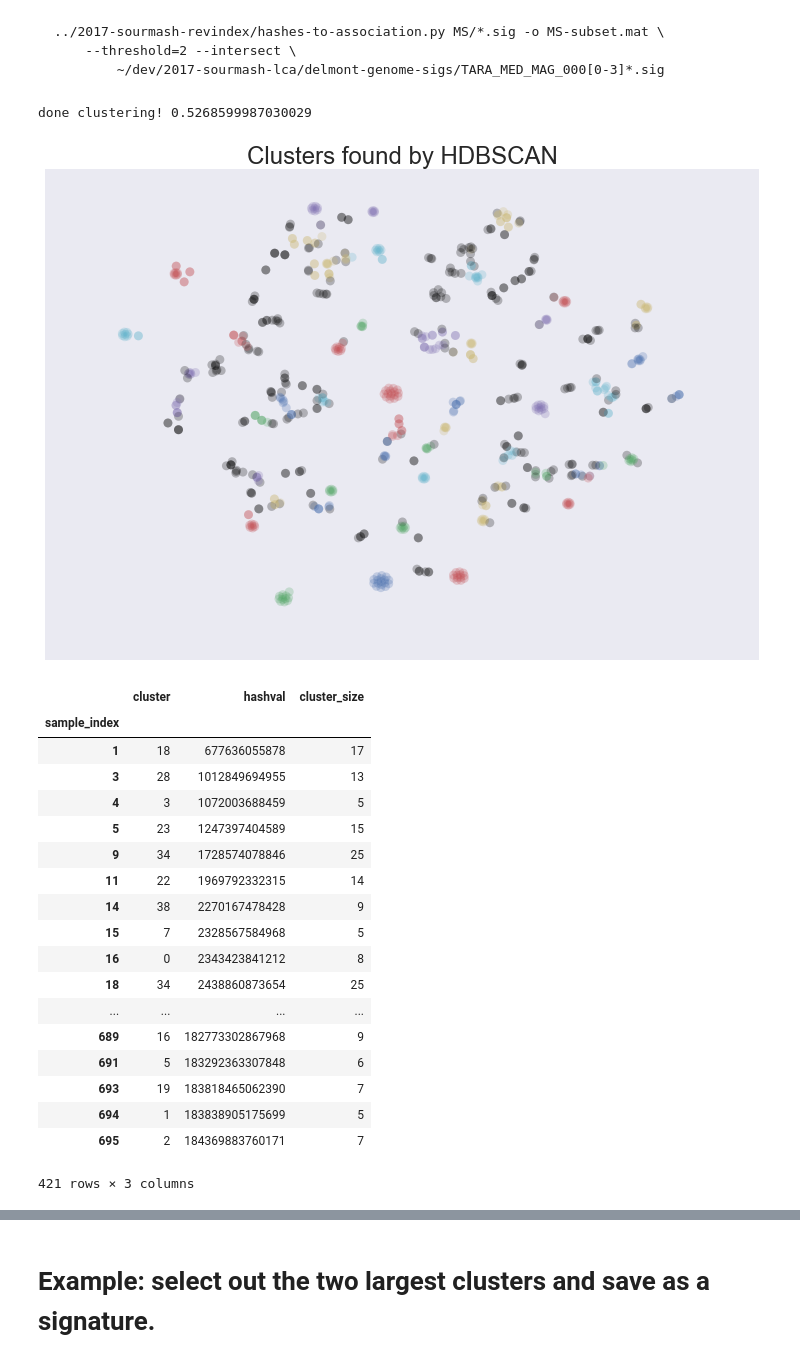
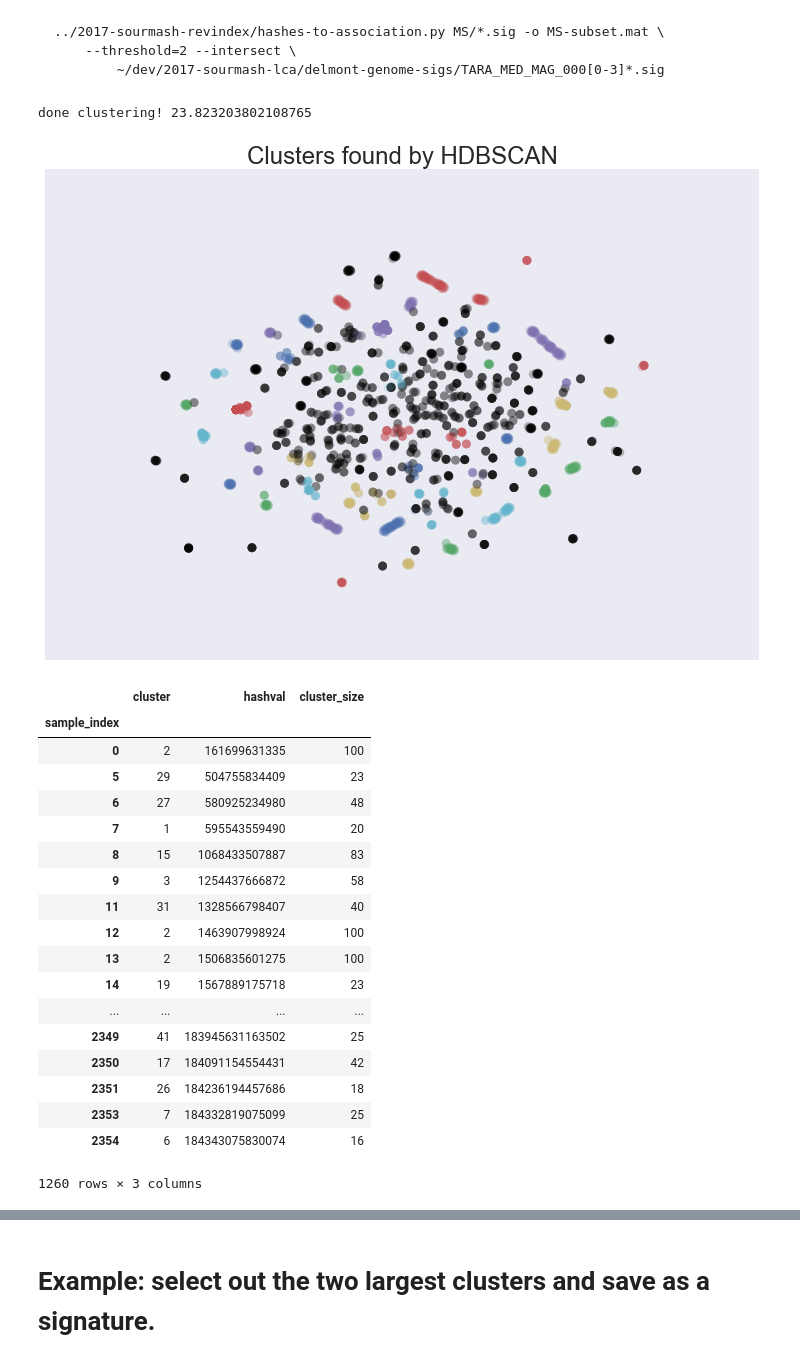
Before and after one commit to ctb/2017-sourmash-rarefy, a Jupyter notebook: cluster-association.ipynb, the cells around one changed output, grey strips where cells are left out. Cells and saved outputs as stored; diff of their text form; code cells hidden in the pictures.

Commit message:
MS cluster foo

```diff
--- a/cluster-association.ipynb
+++ b/cluster-association.ipynb
@@ -31,35 +31,35 @@ plot_kwds = {'alpha' : 0.25, 's' : 80, 'linewidths':0}
 # %%
 # cluster data using 'algorithm', then use TSNE to plot & color by clustesr
 def plot_clusters(data, algorithm, args, kwds):
     start_time = time.time()
     labels = algorithm(*args, **kwds).fit_predict(data)
     #print(labels)
     end_time = time.time()
 
     print('done clustering!', end_time - start_time)
 
     palette = sns.color_palette('deep', np.unique(labels).max() + 1)
     colors = [palette[x] if x >= 0 else (0.0, 0.0, 0.0) for x in labels]
 
     t = TSNE(n_components=2, perplexity=5).fit_transform(data)
 
     df = pd.DataFrame(t)
     df.columns=['t1','t2']
     df['colors'] = pd.Series(colors, index=df.index)
 
     plt.scatter(df.t1, df.t2, c=colors, **plot_kwds)
     frame = plt.gca()
     frame.axes.get_xaxis().set_visible(False)
     frame.axes.get_yaxis().set_visible(False)
     plt.title('Clusters found by {}'.format(str(algorithm.__name__)), fontsize=24)
     return labels
 
 # do a quick test run on a small subset
-subs2, subs2_labels = sourmash_lib.fig.load_matrix_and_labels('MS-subset.mat')
-cluster_labels = plot_clusters(subs2, hdbscan.HDBSCAN, (), {'min_cluster_size':5})
+subs2, subs2_labels = sourmash_lib.fig.load_matrix_and_labels('MS-q8.mat')
+cluster_labels = plot_clusters(subs2, hdbscan.HDBSCAN, (), {'min_cluster_size':15})
 # %% [output]
-done clustering! 0.5268599987030029
+done clustering! 23.823203802108765
-[figure, old version]
+[figure, new version]
 # %%
 # create a data frame that connects sample_index, cluster label, hash value, and cluster size
 def make_sample_df(cluster_labels, sample_labels):
@@ -89,23 +89,23 @@ subs2_df
 # %% [output]
 |  | cluster | hashval | cluster_size |
 | sample_index |  |  |  |
-| 1 | 18 | 677636055878 | 17 |
-| 3 | 28 | 1012849694955 | 13 |
-| 4 | 3 | 1072003688459 | 5 |
-| 5 | 23 | 1247397404589 | 15 |
-| 9 | 34 | 1728574078846 | 25 |
-| 11 | 22 | 1969792332315 | 14 |
-| 14 | 38 | 2270167478428 | 9 |
-| 15 | 7 | 2328567584968 | 5 |
-| 16 | 0 | 2343423841212 | 8 |
-| 18 | 34 | 2438860873654 | 25 |
+| 0 | 2 | 161699631335 | 100 |
+| 5 | 29 | 504755834409 | 23 |
+| 6 | 27 | 580925234980 | 48 |
+| 7 | 1 | 595543559490 | 20 |
+| 8 | 15 | 1068433507887 | 83 |
+| 9 | 3 | 1254437666872 | 58 |
+| 11 | 31 | 1328566798407 | 40 |
+| 12 | 2 | 1463907998924 | 100 |
+| 13 | 2 | 1506835601275 | 100 |
+| 14 | 19 | 1567889175718 | 23 |
 | ... | ... | ... | ... |
-| 689 | 16 | 182773302867968 | 9 |
-| 691 | 5 | 183292363307848 | 6 |
-| 693 | 19 | 183818465062390 | 7 |
-| 694 | 1 | 183838905175699 | 5 |
-| 695 | 2 | 184369883760171 | 7 |
+| 2349 | 41 | 183945631163502 | 25 |
+| 2350 | 17 | 184091154554431 | 42 |
+| 2351 | 26 | 184236194457686 | 18 |
+| 2353 | 7 | 184332819075099 | 25 |
+| 2354 | 6 | 184343075830074 | 16 |
-421 rows × 3 columns
+1260 rows × 3 columns
 # %%
 for cluster_id in set(subs2_df.cluster):
     df = subs2_df[subs2_df.cluster == cluster_id]
```
Also changed, not shown: parts of 4 cells of this notebook.
